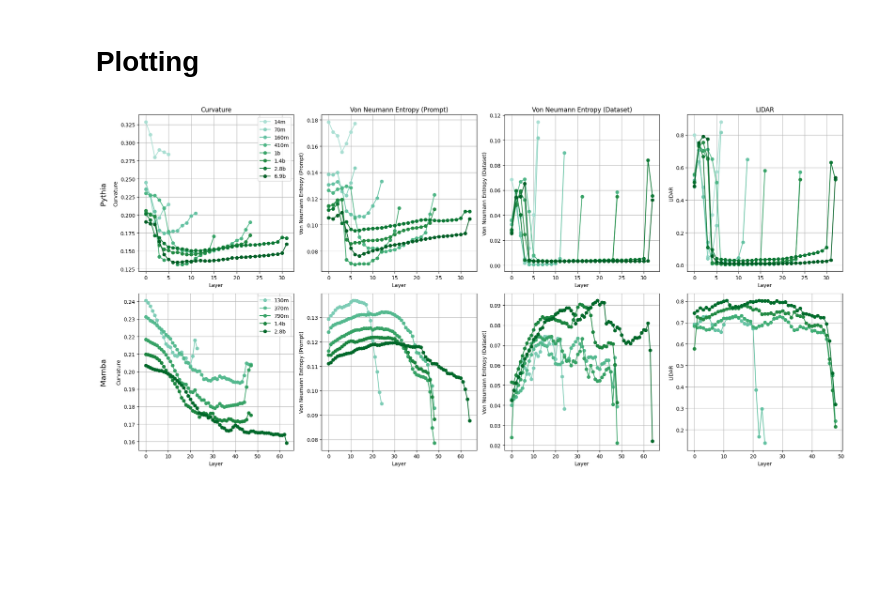
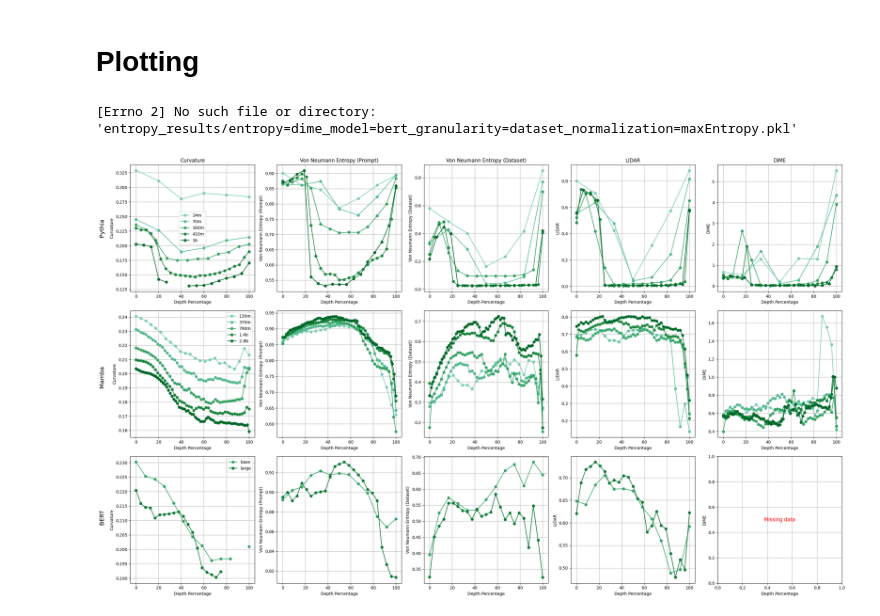
Before and after one commit to OFSkean/information_flow, a Jupyter notebook: experiments/layerwise_entropies.ipynb, the cells around one changed output. Saved outputs shown, nothing was run; the diff lists cells and outputs as text; code cells hidden in the pictures; blank space fills up the shorter version.

```diff
--- a/experiments/layerwise_entropies.ipynb
+++ b/experiments/layerwise_entropies.ipynb
@@ -150,8 +220,8 @@ layerwise_entropies = load_results_layerwise_entropies("mamba", 'alpha1', granul
 
 fig, ax = plt.subplots(figsize=(10, 6))
 
-for model_name, entropies in layerwise_entropies.items():
-    ax.plot(entropies, marker='o', label=model_name)
+for model_family, entropies in layerwise_entropies.items():
+    ax.plot(entropies, marker='o', label=model_family)
 
 ax.set_title('Entropies for Mamba Models of different numbers of parameters')
 ax.set_xlabel('Layer Index')
@@ -170,8 +240,8 @@ layerwise_entropies = load_results_layerwise_entropies("mamba", 'alpha1', granul
 
 fig, ax = plt.subplots(figsize=(10, 6))
 
-for model_name, entropies in layerwise_entropies.items():
-    ax.plot(entropies, marker='o', label=model_name)
+for model_family, entropies in layerwise_entropies.items():
+    ax.plot(entropies, marker='o', label=model_family)
 
 ax.set_title('Entropies for Mamba Models of different numbers of parameters')
 ax.set_xlabel('Layer Index')
@@ -190,8 +260,8 @@ layerwise_entropies = load_results_layerwise_entropies("EleutherAI", 'alpha1', g
 
 fig, ax = plt.subplots(figsize=(10, 6))
 
-for model_name, entropies in layerwise_entropies.items():
-    ax.plot(entropies, marker='o', label=model_name)
+for model_family, entropies in layerwise_entropies.items():
+    ax.plot(entropies, marker='o', label=model_family)
 
 ax.set_title('Entropies for Mamba Models of different numbers of parameters')
 ax.set_xlabel('Layer Index')
@@ -218,9 +288,9 @@ if num_models == 1:
     axs = [axs]
 
 # Plot each model's data
-for ax, (model_name, entropies) in zip(axs, layerwise_entropies_per_model.items()):
+for ax, (model_family, entropies) in zip(axs, layerwise_entropies_per_model.items()):
     ax.plot(entropies, marker='o')
-    ax.set_title(f'Entropies for {model_name}')
+    ax.set_title(f'Entropies for {model_family}')
     ax.set_ylabel('Entropy')
     ax.set_ylim(y_min*0.95, y_max*1.05)
     ax.grid(True)
@@ -269,64 +339,75 @@ def load_results_layerwise_entropies(model_name, experiment_name, granularity, n
         layerwise_entropies_per_model = pickle.load(f)
     return layerwise_entropies_per_model
 
-models = ["EleutherAI", "mamba"]
-experiments = ["curvature", "alpha1", "alpha1","lidar"]
+SHOULD_USE_DEPTH_PERCENTAGE =True
 
-# Create the grid of subplots
+
+models = ["EleutherAI", "mamba", "bert"]
+experiments = ["curvature", "entropy", "entropy","lidar", "dime"]
+
 A = len(models)
 B = len(experiments)
 fig, axs = plt.subplots(A, B, figsize=(5 * B, 5 * A))
 
-# Create row and column labels
-row_labels = ['Pythia', 'Mamba']
-col_labels = ['Curvature', 'Von Neumann Entropy (Prompt)', 'Von Neumann Entropy (Dataset)', 'LIDAR']
+row_labels = ['Pythia', 'Mamba', 'BERT']
+col_labels = ['Curvature', 'Von Neumann Entropy (Prompt)', 'Von Neumann Entropy (Dataset)', 'LIDAR', 'DiME']
 
 # Iterate over models and experiments
-for i, model_name in enumerate(models):
-    for j, experiment_name in enumerate(experiments):
+for i, model_family in enumerate(models):
+    for j, evaluation_metric in enumerate(experiments):
         # Load entropies for each model and experiment
-        granularity = 'sentence' if 'alpha1' in experiment_name and j==1 else 'dataset'
-        granularity = 'sentence' if 'curvature' in experiment_name else granularity
+        granularity = 'sentence' if 'entropy' in evaluation_metric and j==1 else 'dataset'
+        granularity = 'sentence' if 'curvature' in evaluation_metric else granularity
 
-        normalization = 'logNlogD'
-        normalization = 'raw' if 'curvature' in experiment_name else normalization
-        normalization = 'maxEntropy' if 'lidar' in experiment_name else normalization
+        normalization = 'maxEntropy'
+        normalization = 'raw' if 'curvature' in evaluation_metric else normalization
 
         try:
-            layerwise_entropies = load_results_layerwise_entropies(model_name, experiment_name, granularity=granularity, normalization=normalization)
+            layerwise_entropies = load_results_layerwise_entropies(model_family, evaluation_metric, granularity=granularity, normalization=normalization)
         except FileNotFoundError as e:
             print(e)
             layerwise_entropies=None
 
         # Access the corresponding subplot
         ax = axs[i, j] if A > 1 and B > 1 else axs[j] if A == 1 else axs[i]
 
         if layerwise_entropies is not None:
+            # for pythia, only plot 1B and 1.4B models
+            if model_family == "EleutherAI":
+                layerwise_entropies = {k: v for k, v in layerwise_entropies.items() if k not in ['1.4b', '2.8b', '6.9b']}
             for model_size_idx, (model_variant, entropies) in enumerate(layerwise_entropies.items()):
                 offset = 4
                 color = plt.cm.BuGn( (model_size_idx+offset) / (len(layerwise_entropies) + offset) )
-                ax.plot(entropies, marker='o', label=model_variant, color=color)
+
+                if SHOULD_USE_DEPTH_PERCENTAGE:
+                    depth_percentage = np.linspace(0, 100, len(entropies))
+                    ax.plot(depth_percentage, entropies, marker='o', label=model_variant, color=color)
+                else:
+                    ax.plot(entropies, marker='o', label=model_variant, color=color)
         else:
             ax.text(0.5, 0.5, 'Missing data', ha='center', va='center', fontsize=12, color='red')
 
-        # Set the labels
-        ax.set_xlabel('Layer')
+        if SHOULD_USE_DEPTH_PERCENTAGE:
+            ax.set_xlabel('Depth Percentage')
+        else:
+            ax.set_xlabel('Layer')
         ax.set_ylabel(f'{col_labels[j]}')
         if i==0:
             ax.set_title(f'{col_labels[j]}')
 
         if j == 0:
             ax.legend()
         ax.grid(True)
 # Set row labels using ax.text
 for i, row in enumerate(row_labels):
     y_position = (A-i-0.5)/A
-    if i == 1:
-        y_position += 0.02  # Adjust this value to fine-tune the position
+    if i == len(models)-1:
+        y_position += 0.02
     fig.text(-0.001, y_position, row, rotation=90, va='center', ha='right', fontsize='x-large')
 
 # Adjust layout
 plt.tight_layout()
 plt.show()
 # %% [output]
+[Errno 2] No such file or directory: 'entropy_results/entropy=dime_model=bert_granularity=dataset_normalization=maxEntropy.pkl'
-[figure, old version]
+[figure, new version]
```
Also changed, not shown: parts of 18 cells of this notebook.
